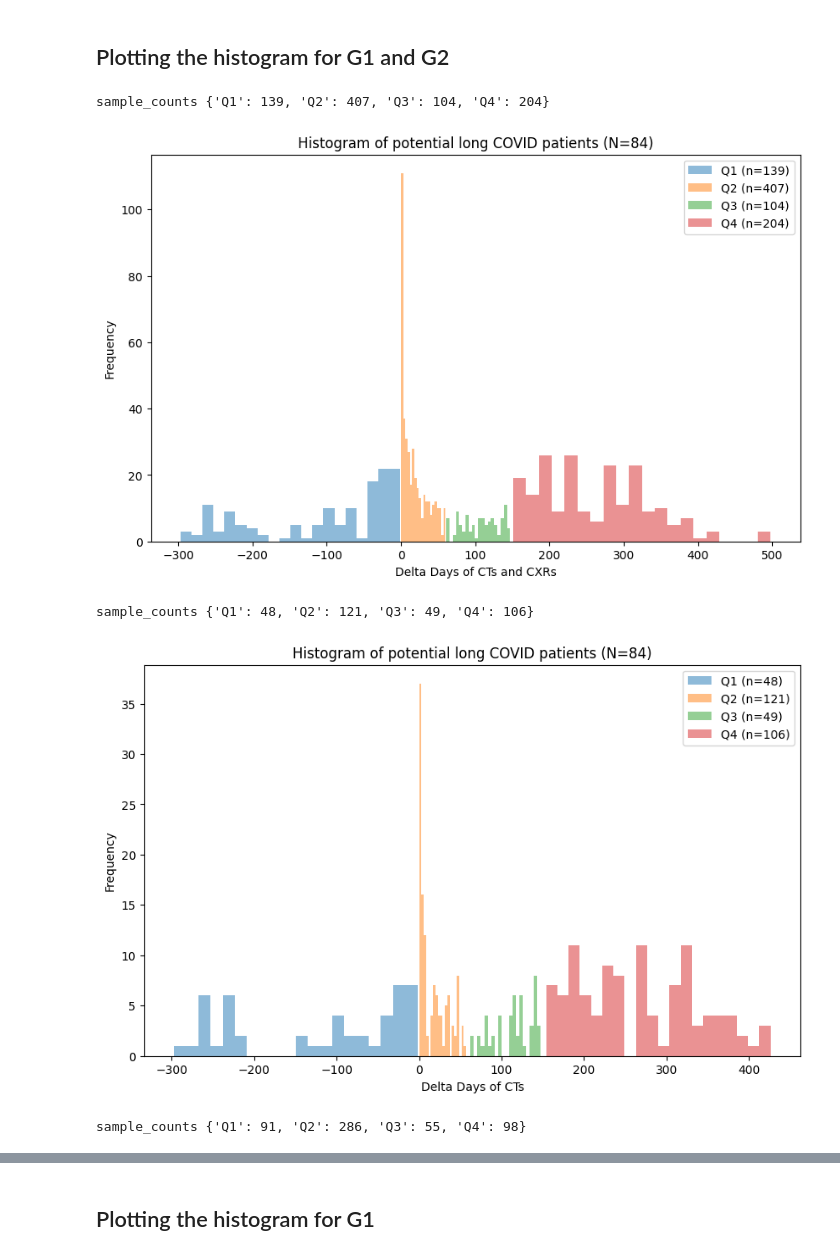
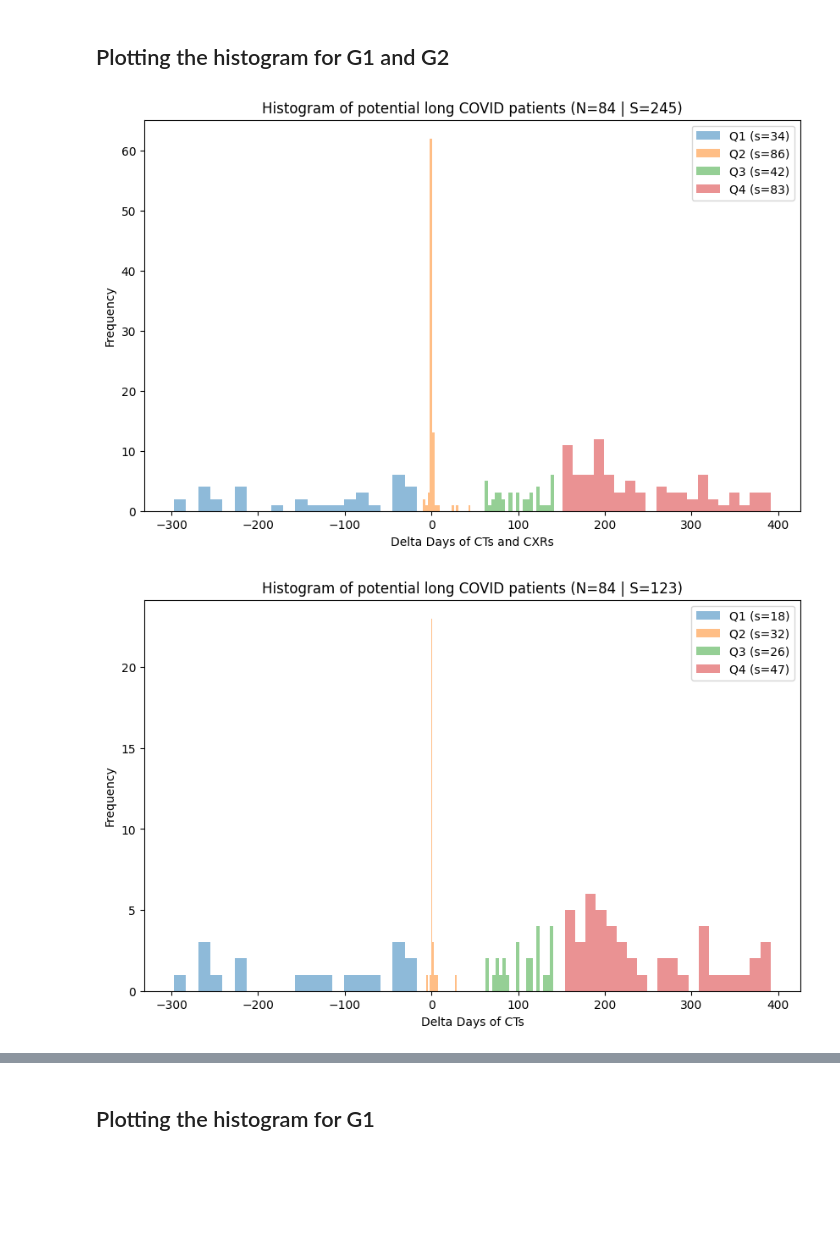
Before and after one commit to jagh/patientomics, a Jupyter notebook: notebooks/long_covid_data_exploration.ipynb, the cells around one changed output, grey strips where cells are left out. Drawn from its saved outputs; the diff is of its cells as text; code cells hidden in the pictures; blank space fills up the shorter version.

Commit message:
Added script for filtering one CT image per patient in each quartile range

```diff
--- a/notebooks/long_covid_data_exploration.ipynb
+++ b/notebooks/long_covid_data_exploration.ipynb
@@ -271,40 +150,0 @@ plot_histogram_with_quartiles(data)
-# %%
-def plot_histogram_by_quartile(data):
-    # Calculate quartiles
-    q1, q2, q3 = np.percentile(data, [12, 40, 95])
-
-    # Create a dictionary to store the number of medical exams per quartile
-    histogram = {
-        'Q1': [],
-        'Q2': [],
-        'Q3': []
-    }
-
-    # Categorize the delta days into the respective quartile
-    for delta_days in data:
-        if delta_days <= q1:
-            histogram['Q1'].append(delta_days)
-        elif delta_days <= q2:
-            histogram['Q2'].append(delta_days)
-        else:
-            histogram['Q3'].append(delta_days)
-
-    # Create a histogram plot for each quartile
-    plt.figure(figsize=(10, 6))
-    for quartile, delta_days in histogram.items():
-        plt.hist(delta_days, bins=20, alpha=0.5, label=quartile)
-
-    # Set plot labels and title
-    plt.xlabel('Delta Days of Medical Exams')
-    plt.ylabel('Frequency')
-    plt.title('Histogram of Medical Exams per Quartile')
-
-    # Add a legend
-    plt.legend()
-
-    # Show the plot
-    plt.show()
-
-# Example usage
-data = [3, 154, 10, 18, 25, 34, 242, -98, -95, -95, -94, 1, 11, 25, 34, 135, 231, 231, 1, 22, 84, 48, 48, 48, 48, 80, 80, 142, 142, 72, 209, 376, 0, 121, 373]
-plot_histogram_by_quartile(data)
@@ -512,7 +195,10 @@ def plot_histogram_by_quartile(data, exam_type='CTs and X-rays', N='86'):
 ## Plotting the histogram for G1 and G2
 
 dir_path = '/home/jagh/Documents/01_UB/MultiOmiX/patientomics/data/05_data_exploration/'
-filename = os.path.join(dir_path, 'complete_list_long_covid_patients_ris_information_and_IDSC_keys.csv')
+# filename = os.path.join(dir_path, 'complete_list_long_covid_patients_ris_information_and_IDSC_keys.csv')
+
+filename = os.path.join(dir_path, 'complete_list_long_covid_patients_filtered_data.csv')
+
 
 ## Read the CSV file into a DataFrame
 df = read_csv(filename)
@@ -535,35 +221,32 @@ plot_histogram_by_quartile(delta_days, exam_type='CTs and CXRs', N=N)
 
 
 #############################################
 ## Step 2: Plot histogram for CTs          ##
 #############################################
 
 ## Filter the patients with 'ris_examination_type' == 'CTA, CTTH'
 df_CTs = df[df['ris_examination_type'].isin(['CTA', 'CTTH'])]
 
 ## Extract the delta days from the DataFrame 'df_CTs'
 delta_days_CTs = df_CTs['days'].values
 
 ## plot the histogram
 plot_histogram_by_quartile(delta_days_CTs, exam_type='CTs', N=N)
 
 
 
 #############################################
 ## Step 3: Plot histogram for CXRs         ##
 #############################################
 
 ## Filter the patients with 'ris_examination_type' == 'TH'
 df_CXRs = df[df['ris_examination_type'].isin(['TH'])]
 
 ## Extract the delta days from the DataFrame 'df_CTs'
 delta_days_CXRs = df_CXRs['days'].values
 
 ## plot the histogram
 plot_histogram_by_quartile(delta_days_CXRs, exam_type='CXRs', N=N)
 # %% [output]
-sample_counts {'Q1': 139, 'Q2': 407, 'Q3': 104, 'Q4': 204}
-[figure, old version]
+[figure, new version]
-sample_counts {'Q1': 48, 'Q2': 121, 'Q3': 49, 'Q4': 106}
-[figure, old version]
+[figure, new version]
-sample_counts {'Q1': 91, 'Q2': 286, 'Q3': 55, 'Q4': 98}
```
Also changed, not shown: parts of 18 cells of this notebook.
